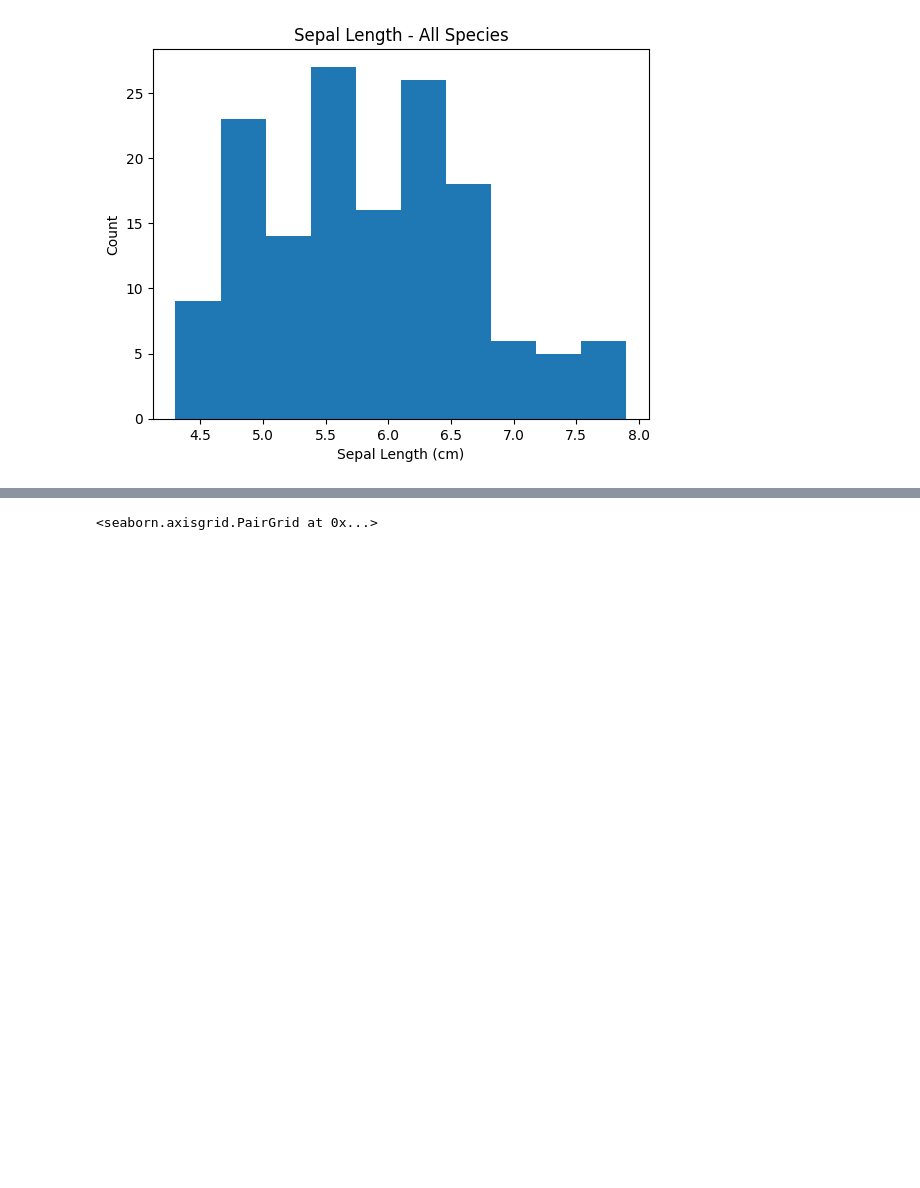
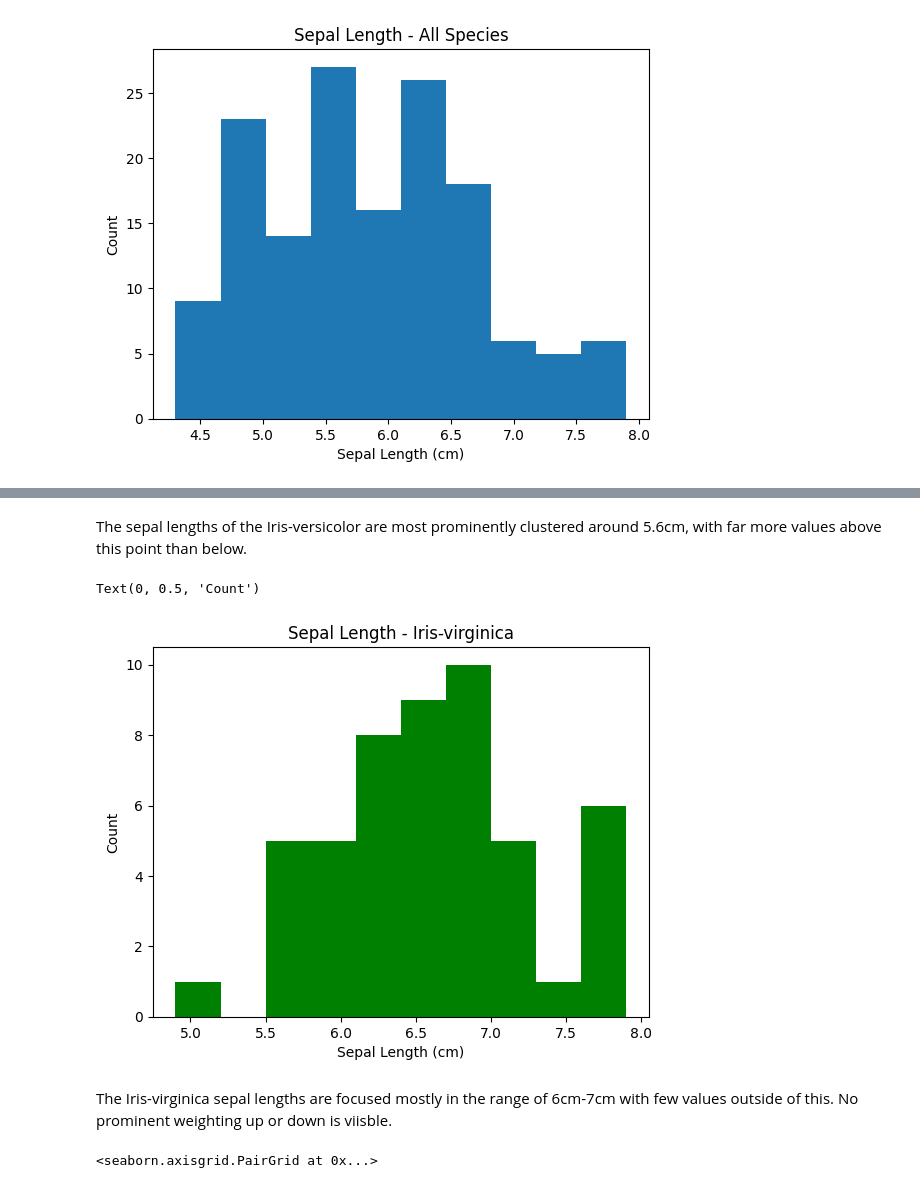
Before and after one commit to tomdbrophy/fund_data_analysis_assessment, a Jupyter notebook: project.ipynb, the cells around one changed output, grey strips where cells are left out. Cells and saved outputs as stored; diff of their text form; code cells hidden in the pictures; blank space fills up the shorter version.

```diff
--- a/project.ipynb
+++ b/project.ipynb
@@ -76,3 +106,15 @@ Text(0, 0.5, 'Count')
+# %% [markdown]
+The sepal lengths of the Iris-versicolor are most prominently clustered around 5.6cm, with far more values above this point than below.
+# %%
+plt.hist(virginica['sepal length'], color='g')
+plt.title('Sepal Length - Iris-virginica')
+plt.xlabel('Sepal Length (cm)')
+plt.ylabel('Count')
+# %% [output]
+Text(0, 0.5, 'Count')
+[figure, added]
+# %% [markdown]
+The Iris-virginica sepal lengths are focused mostly in the range of 6cm-7cm with few values outside of this. No prominent weighting up or down is viisble.
 # %%
 sns.pairplot(df, hue='species')
 # %% [output]
```
Also changed, not shown: parts of 7 cells of this notebook.
